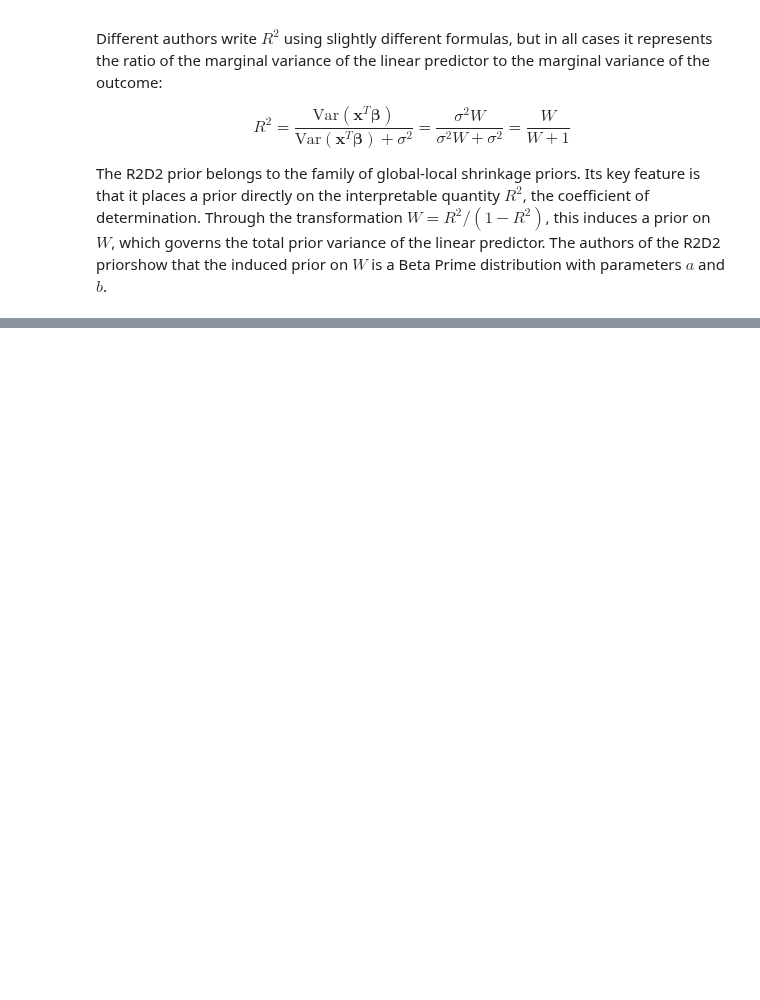
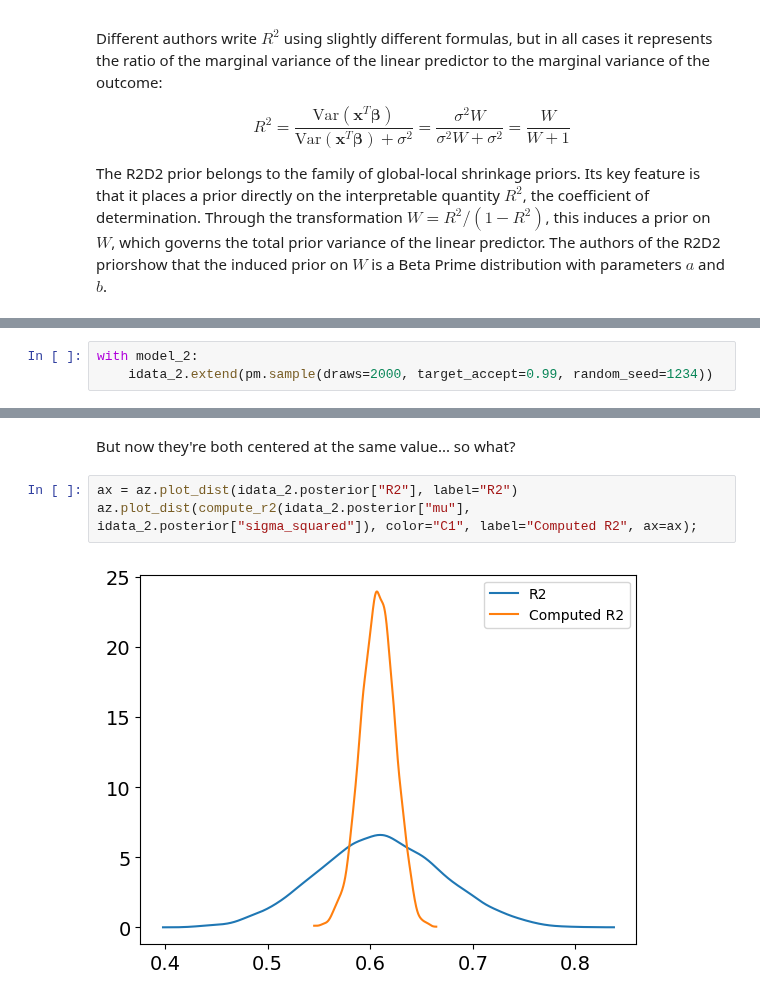
Before and after one commit to tomicapretto/tomicapretto.github.io, a Jupyter notebook: posts/2025-11-19_r2d2glmm-python/index.ipynb, the cells around one changed output, grey strips where cells are left out. Cells and saved outputs as stored; diff of their text form; blank space fills up the shorter version.

```diff
--- a/posts/2025-11-19_r2d2glmm-python/index.ipynb
+++ b/posts/2025-11-19_r2d2glmm-python/index.ipynb
@@ -187,0 +225,3 @@ To Do: Put the prior using the GBP approach and see what we get...
+# %%
+with model_2:
+    idata_2.extend(pm.sample(draws=2000, target_accept=0.99, random_seed=1234))
@@ -187,0 +235,7 @@ To Do: Put the prior using the GBP approach and see what we get...
+# %% [markdown]
+But now they're both centered at the same value... so what?
+# %%
+ax = az.plot_dist(idata_2.posterior["R2"], label="R2")
+az.plot_dist(compute_r2(idata_2.posterior["mu"], idata_2.posterior["sigma_squared"]), color="C1", label="Computed R2", ax=ax);
+# %% [output]
+[figure, added]
```
Also changed, not shown: parts of 35 cells of this notebook.
